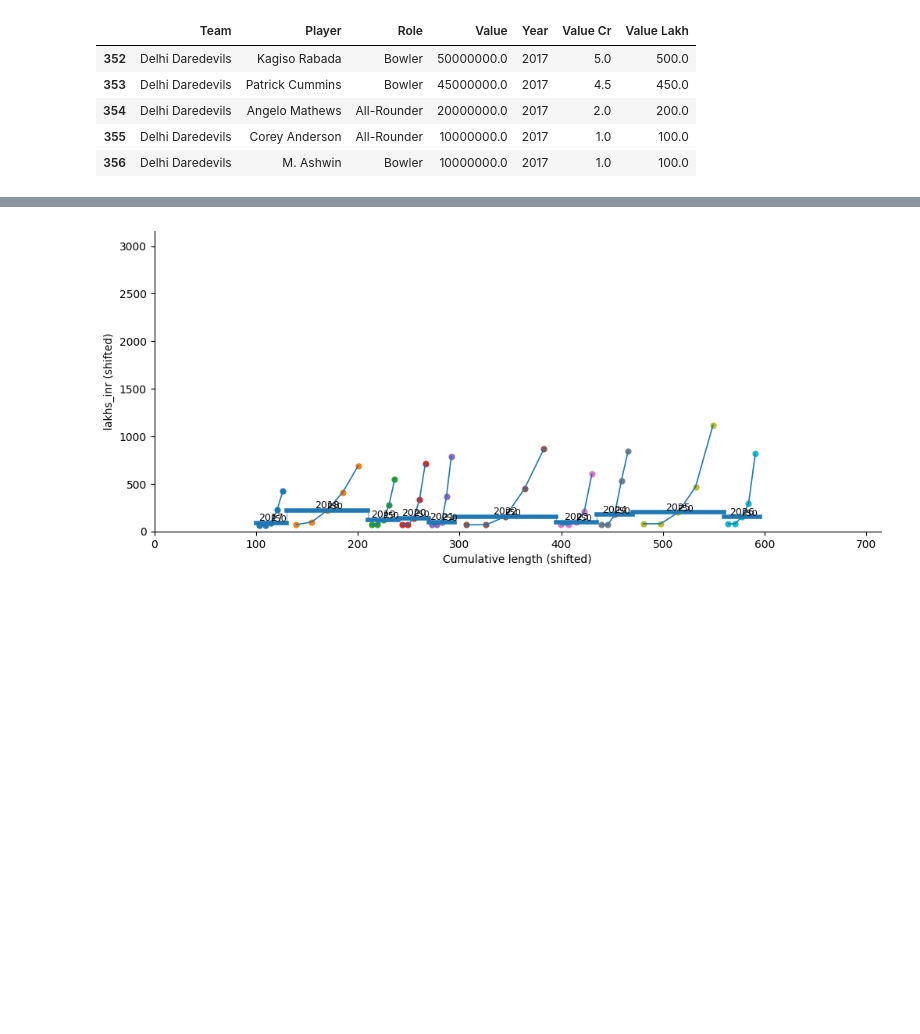
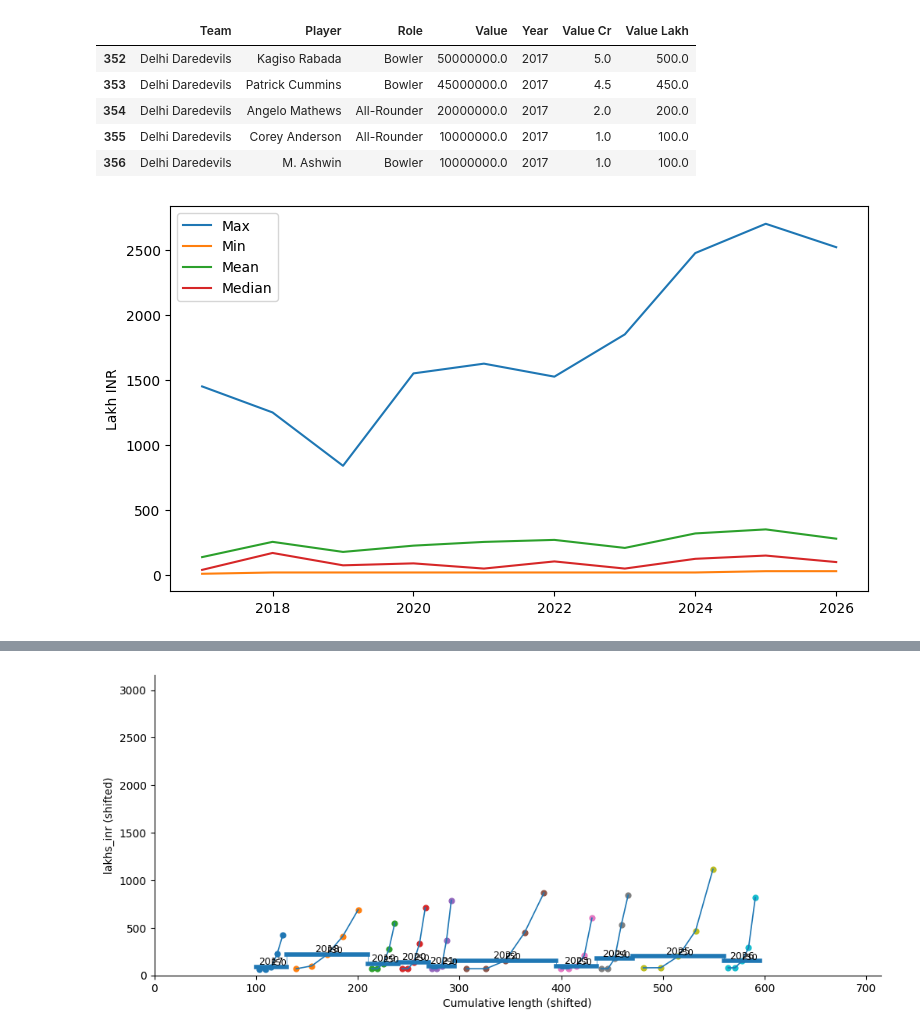
Before and after one commit to debatreyo/IPL-Auctions, a Jupyter notebook: notebooks/eda.ipynb, the cells around one changed output, grey strips where cells are left out. Cells and saved outputs as stored; diff of their text form; code cells hidden in the pictures; blank space fills up the shorter version.

```diff
--- a/notebooks/eda.ipynb
+++ b/notebooks/eda.ipynb
@@ -147,6 +147,23 @@ df2.head()
 | 354 | Delhi Daredevils | Angelo Mathews | All-Rounder | 20000000.0 | 2017 | 2.0 | 200.0 |
 | 355 | Delhi Daredevils | Corey Anderson | All-Rounder | 10000000.0 | 2017 | 1.0 | 100.0 |
 | 356 | Delhi Daredevils | M. Ashwin | Bowler | 10000000.0 | 2017 | 1.0 | 100.0 |
+# %%
+import matplotlib.pyplot as plt
+
+fig, ax = plt.subplots(figsize=(9,5))
+
+ax.plot(df_group["Year"], df_group["max_val"], label="Max")
+ax.plot(df_group["Year"], df_group["min_val"], label="Min")
+ax.plot(df_group["Year"], df_group["mean_val"], label="Mean")
+ax.plot(df_group["Year"], df_group["median_val"], label="Median")
+
+ax.legend()
+
+ax.set_ylabel("Lakh INR")
+
+plt.show()
+# %% [output]
+[figure, added]
 # %%
 import matplotlib.pyplot as plt
 from matplotlib.lines import Line2D
```
Also changed, not shown: parts of 4 cells of this notebook, 4 other files.
